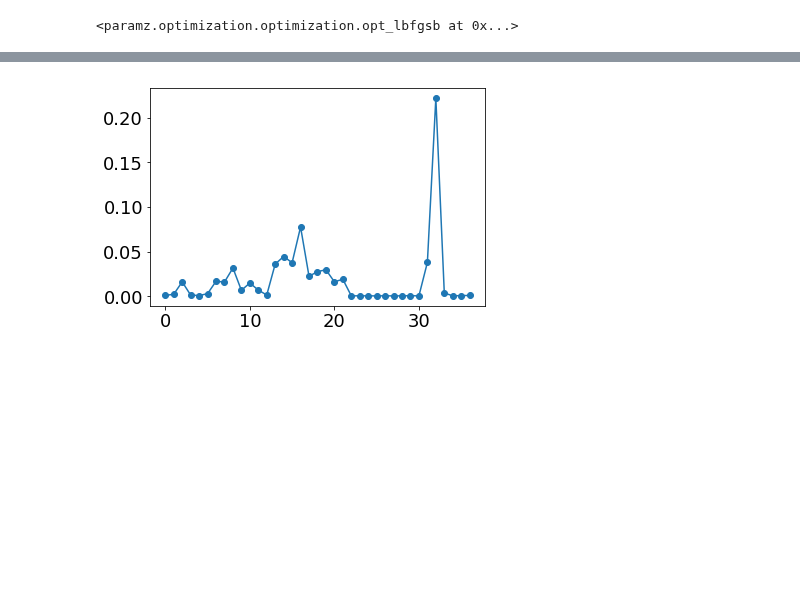
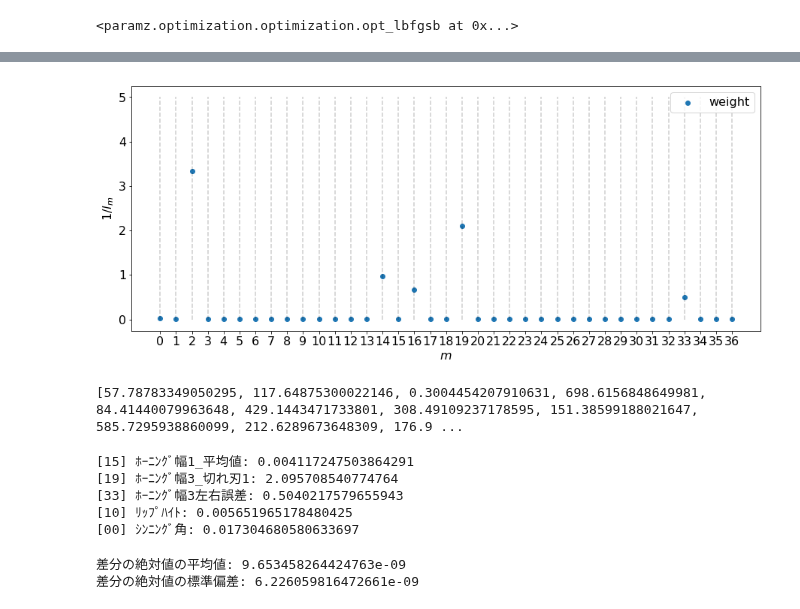
Before and after one commit to seiya-kumada/cct_blog, a Jupyter notebook: automatic_relevance_determination/komatsu_gp_multi.ipynb, the cells around one changed output, grey strips where cells are left out. Drawn from its saved outputs; the diff is of its cells as text; code cells hidden in the pictures; blank space fills up the shorter version.

Commit message:
komatsuデータで検証。

```diff
--- a/automatic_relevance_determination/komatsu_gp_multi.ipynb
+++ b/automatic_relevance_determination/komatsu_gp_multi.ipynb
@@ -5,15 +5,19 @@ import numpy as np
 import komatsu
 import matplotlib.pyplot as plt
 %matplotlib inline
-plt.rcParams["font.size"] = 18
+plt.rcParams["font.size"] = 16
 # %%
 hasaki_names, hasaki = komatsu.load_data(komatsu.HASAKI_NAMES, komatsu.HASAKI)
 mamouryo_names, mamouryo = komatsu.load_data(komatsu.MAMOURYO_NAMES, komatsu.MAMOURYO)
 sessaku_names, sessaku = komatsu.load_data(komatsu.SESSAKU_NAMES, komatsu.SESSAKU)
 # %%
-Y = mamouryo[0][:, None]
+Y = mamouryo[0]
 X = hasaki.transpose(1, 0)
+
+X, Y, _, _ = komatsu.normalize(X, Y)
 print(Y.shape, X.shape)
 n_features = X.shape[1]
 print(n_features)
+Y = Y[:, np.newaxis]
+print(Y.shape, X.shape)
 # %% [output]
@@ -42,9 +36,50 @@ plt.show()
 # %%
 ls = list(model.kern.lengthscale)
 weights = [1 / v for v in ls]
+
+
+plt.figure(figsize=(15, 6))
+plt.ylabel("$1/l_m$")
+plt.xlabel("$m$")
 xs = list(range(len(weights)))
-plt.plot(xs, weights, marker="o")
+plt.scatter(xs, weights, marker="o", label="weight")
+plt.xticks(list(range(n_features)))
+plt.vlines(list(range(n_features)), ymax=5, ymin=0, alpha=0.2, linestyle="dashed")
+
+plt.legend(loc="best")
+plt.savefig("./gp_komatsu/weights.jpg")
 plt.show()
-# 32
+
+# xs = list(range(len(weights)))
+# plt.plot(xs, weights, marker="o")
+# plt.show()
+print(ls)
 # %% [output]
-[figure, old version]
+[figure, new version]
+[57.78783349050295, 117.64875300022146, 0.3004454207910631, 698.6156848649981, 84.41440079963648, 429.1443471733801, 308.49109237178595, 151.38599188021647, 585.7295938860099, 212.6289673648309, 176.9 ...
+# %%
+indices = [15, 19, 33, 10, 0]
+for i in indices:
+    print("[{:0>2}] {}: {}".format(i, hasaki_names[i], weights[i]))
+# %% [output]
+[15] ﾎｰﾆﾝｸﾞ幅1_平均値: 0.004117247503864291
+[19] ﾎｰﾆﾝｸﾞ幅3_切れ刃1: 2.095708540774764
+[33] ﾎｰﾆﾝｸﾞ幅3左右誤差: 0.5040217579655943
+[10] ﾘｯﾌﾟﾊｲﾄ: 0.005651965178480425
+[00] ｼﾝﾆﾝｸﾞ角: 0.017304680580633697
+# %%
+# 訓練後の精度を見る。
+train_pred_mean, train_pred_var = model.predict(X)
+train_pred_std = train_pred_var ** 0.5
+
+# 誤差を計算する。
+abs_errors = np.abs(Y - train_pred_mean)
+
+# 誤差の絶対値の平均値と標準偏差
+mean_abs_errors = np.mean(abs_errors)
+std_abs_errors = np.std(abs_errors)
+print("差分の絶対値の平均値: {}".format(mean_abs_errors))
+print("差分の絶対値の標準偏差: {}".format(std_abs_errors))
+# %% [output]
+差分の絶対値の平均値: 9.653458264424763e-09
+差分の絶対値の標準偏差: 6.226059816472661e-09
```
Also changed, not shown: parts of 5 cells of this notebook, 5 other files.
